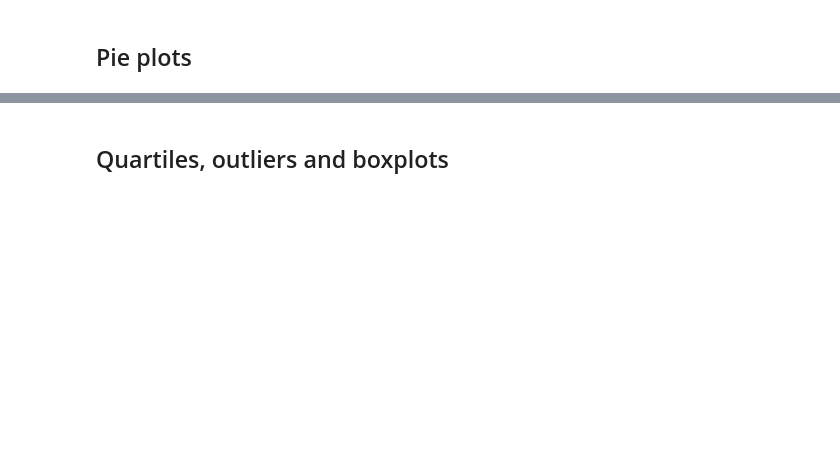
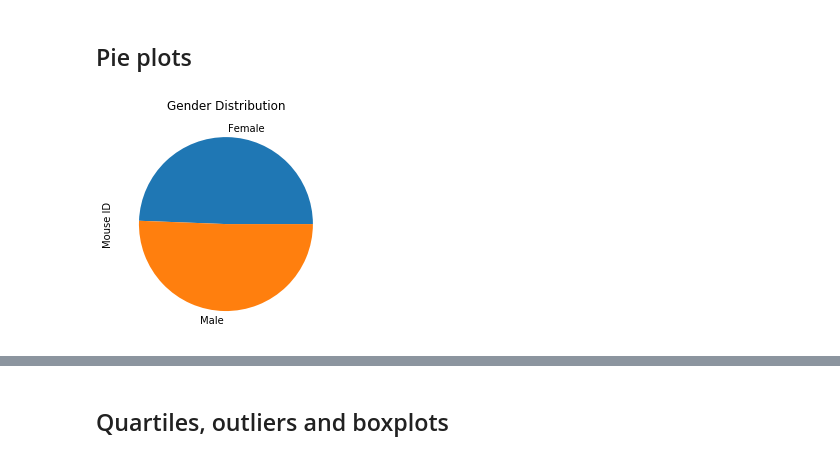
Before and after one commit to motofi/matplotlib-challenge, a Jupyter notebook: pymaceuticals_starter.ipynb, the cells around one changed output, grey strips where cells are left out. Cells and saved outputs as stored; diff of their text form; code cells hidden in the pictures; blank space fills up the shorter version.

```diff
--- a/pymaceuticals_starter.ipynb
+++ b/pymaceuticals_starter.ipynb
@@ -30,3 +87,11 @@ study_results = pd.read_csv(study_results)
 # %% [markdown]
 ## Pie plots
+# %%
+# Generate a pie plot showing the distribution of female versus male mice using pandas
+
+gender = data.groupby(["Sex"]).count()['Mouse ID']
+
+pieplt= gender.plot.pie(y='Sex', title='Gender Distribution')
+# %% [output]
+[figure, added]
 # %%
```
Also changed, not shown: parts of 14 cells of this notebook.
